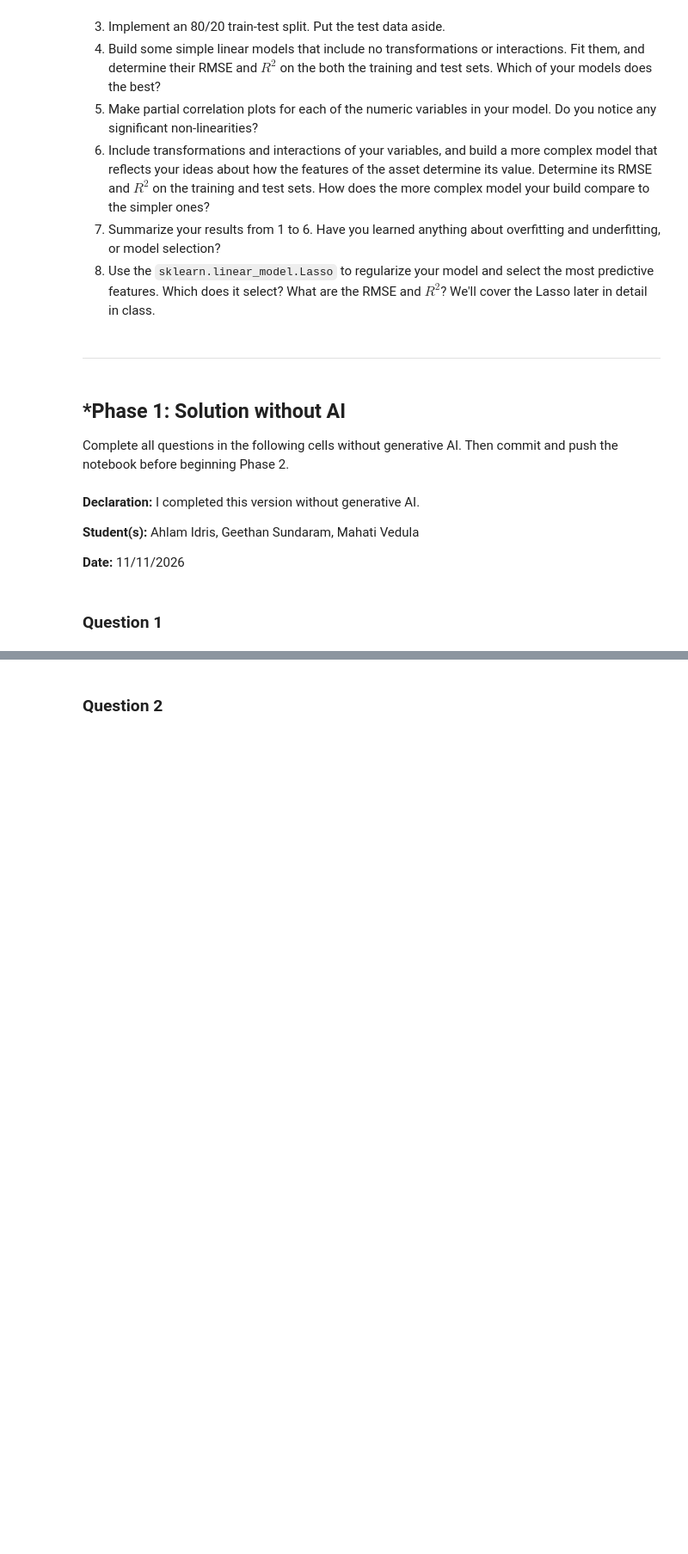
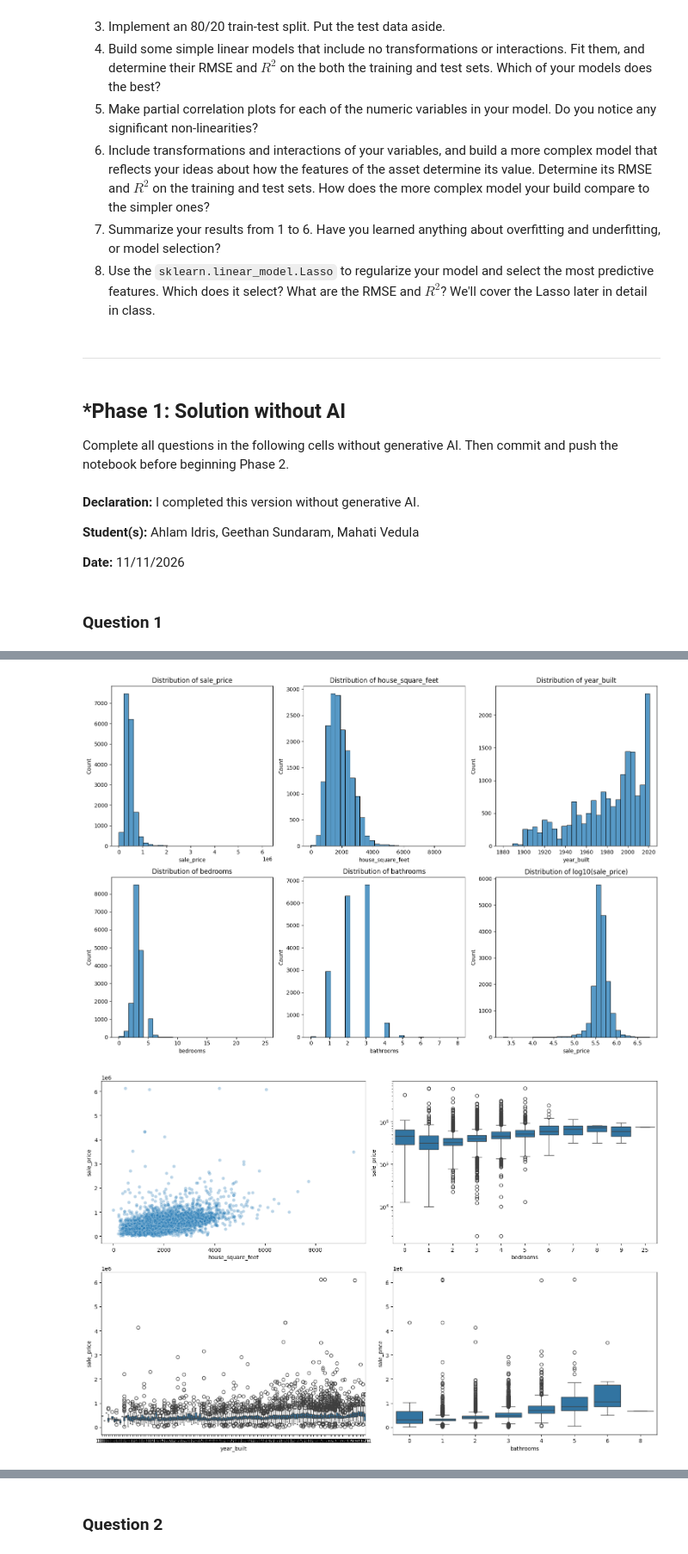
Before and after one commit to mahativedula/L02-hedonic-pricing, a Jupyter notebook: notebook.ipynb, the cells around one changed output, grey strips where cells are left out. Shown at 86% size. Cells and saved outputs as stored; diff of their text form; code cells hidden in the pictures; blank space fills up the shorter version.

```diff
--- a/notebook.ipynb
+++ b/notebook.ipynb
@@ -33,0 +34,18 @@ notebook before beginning Phase 2.
+# %%
+# Clean the data `pierce_county_house_sales.csv`
+df = pd.read_csv('data/pierce_county_house_sales.csv', parse_dates=['sale_date'])
+
+print(df.shape)
+df.info()
+display(df.head(n=10))
+display(df.describe().T)
+print("Missing values: ")
+display(df.isna().sum()[df.isna().sum() > 0])
+print("Duplicate rows: ", df.duplicated().sum())
+
+# Categorical data
+for col in df.select_dtypes(exclude='number').columns.drop('sale_date'):
+    print(f"Column: {col}")
+    print(df[col].value_counts(dropna=False))
+
+# Perform some EDA and visualization to get to know the data set.
@@ -33,0 +119,31 @@ notebook before beginning Phase 2.
+# %%
+numeric_cols = ['sale_price', 'house_square_feet', 'year_built', 'bedrooms', 'bathrooms']
+
+# Histograms to show numeric column value distributions
+fig, axes = plt.subplots(2, 3, figsize=(15, 10))
+for i, col in zip(axes.flat, numeric_cols):
+    sns.histplot(df[col], ax=i, bins=30)
+    i.set_title(f'Distribution of {col}')
+sns.histplot(np.log10(df['sale_price']), bins=30, ax=axes.flat[-1])
+axes.flat[-1].set_title('Distribution of log10(sale_price)')
+plt.tight_layout()
+plt.show()
+
+# Scatterplots and boxplots to show relationships between numeric columns and sale_price
+fig, axes = plt.subplots(2, 2, figsize=(15, 10))
+sns.scatterplot(data=df, x='house_square_feet', y='sale_price', alpha=0.3, ax=axes[0, 0])
+sns.boxplot(data=df, x='bedrooms', y='sale_price', ax=axes[0, 1])
+sns.boxplot(data=df, x='year_built', y='sale_price', ax=axes[1, 0])
+sns.boxplot(data=df, x='bathrooms', y='sale_price', ax=axes[1, 1])
+axes[0, 1].set_yscale('log')
+plt.tight_layout()
+plt.show()
+
+# Correlation matrix to show relationships between numeric columns
+plt.figure(figsize=(10, 8))
+sns.heatmap(df.select_dtypes('number').corr(), annot = True, fmt='.2f', cmap='coolwarm', center=0)
+plt.title('Correlation Matrix of Numeric Columns')
+plt.show()
+# %% [output]
+[figure, added]
+[figure, added]
```
Also changed, not shown: parts of 10 cells of this notebook, 1 other file.
